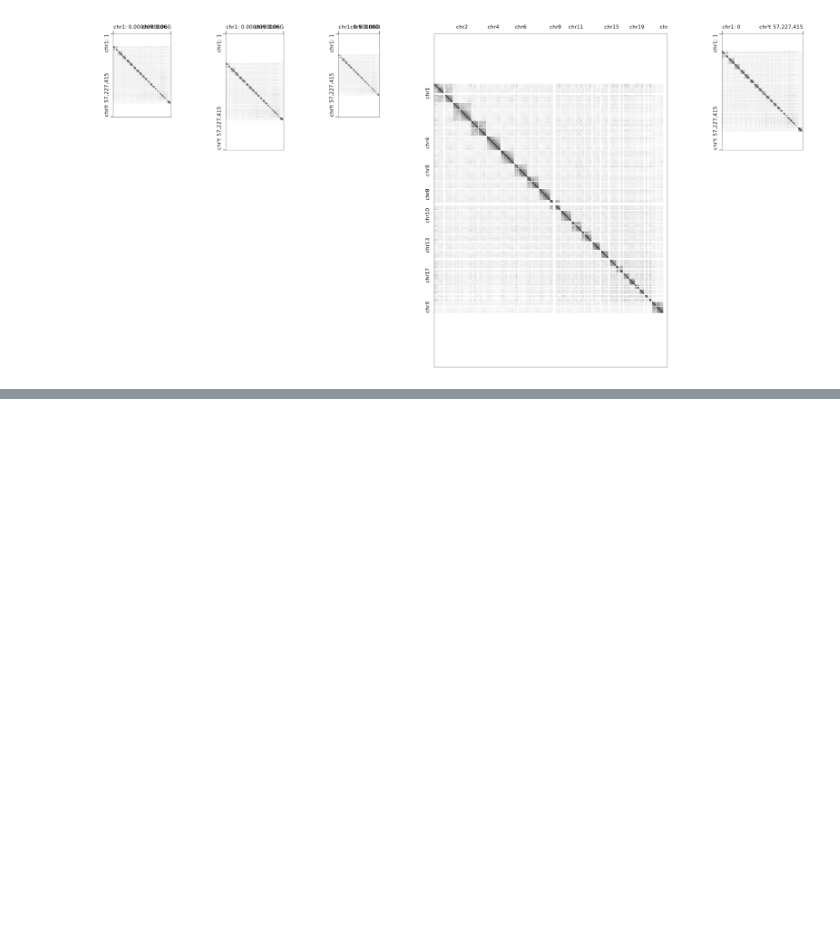
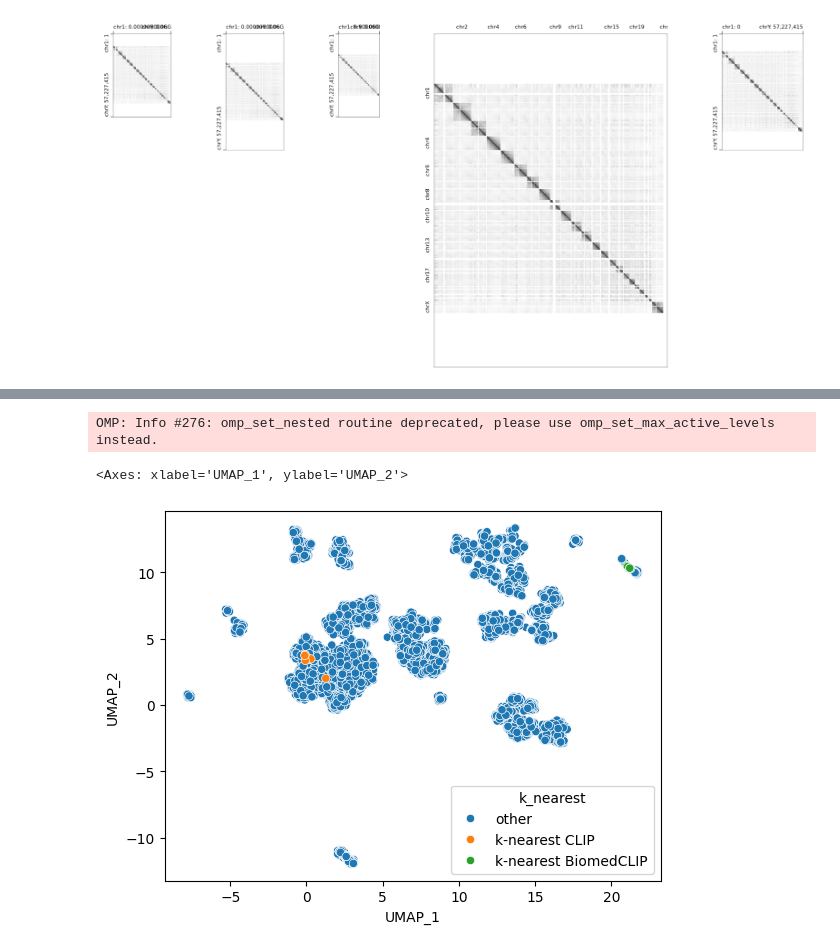
Before and after one commit to etowahadams/spec-image-embeddings, a Jupyter notebook: embeddings_closest_BiomedCLIP.ipynb, the cells around one changed output, grey strips where cells are left out. Saved outputs shown, nothing was run; the diff lists cells and outputs as text; code cells hidden in the pictures; blank space fills up the shorter version.

```diff
--- a/embeddings_closest_BiomedCLIP.ipynb
+++ b/embeddings_closest_BiomedCLIP.ipynb
@@ -70,0 +107,34 @@ The 5 most similar images using biomedCLIP are the following:
+# %%
+import umap
+# Assuming 'df' is your DataFrame and it contains an 'embeddings' column with your embeddings data
+# Convert embeddings list into a proper format if necessary
+embeddings = list(biomedCLIP['clip_embeddings'])
+
+# Initialize UMAP. Reduce dimensionality to 2D for easy visualization.
+# Create a UMAP instance with custom parameters
+reducer = umap.UMAP(
+    n_neighbors=50,
+    n_components=2,
+    metric='euclidean',
+    min_dist=0.5,
+    spread=0.5,
+    learning_rate=1.0,
+    n_epochs=200,
+    init='spectral'
+)
+umap_embeddings = reducer.fit_transform(embeddings)
+
+# Create a DataFrame with the UMAP embeddings
+embedding_df = pd.DataFrame(umap_embeddings, columns=['UMAP_1', 'UMAP_2'])
+
+biomedCLIP['UMAP_1'] = embedding_df['UMAP_1']
+biomedCLIP['UMAP_2'] = embedding_df['UMAP_2']
+# %% [output]
+OMP: Info #276: omp_set_nested routine deprecated, please use omp_set_max_active_levels instead.
+# %%
+sorted_biomedCLIP = biomedCLIP.sort_values(by='k_nearest', ascending=False)
+
+sns.scatterplot(data=sorted_biomedCLIP, x='UMAP_1', y='UMAP_2', hue='k_nearest')
+# %% [output]
+<Axes: xlabel='UMAP_1', ylabel='UMAP_2'>
+[figure, added]
```
Also changed, not shown: parts of 4 cells of this notebook, 1 other file.
